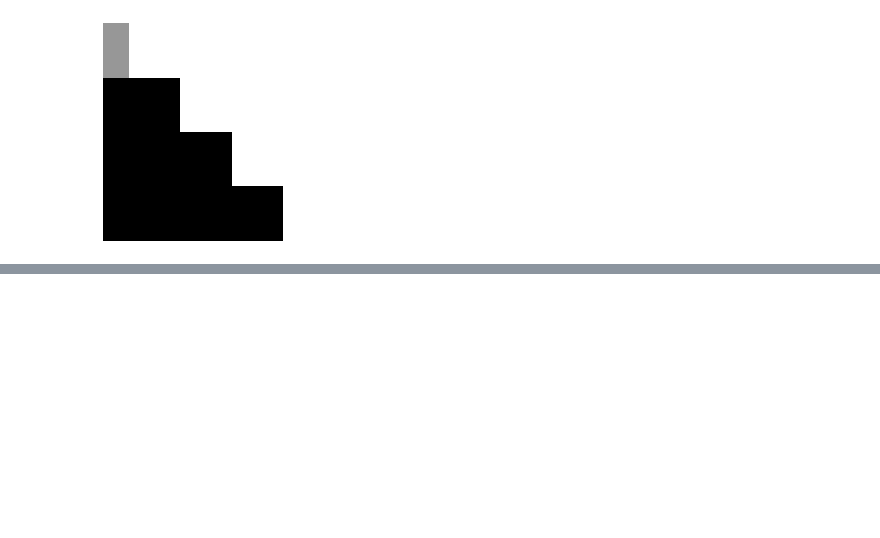
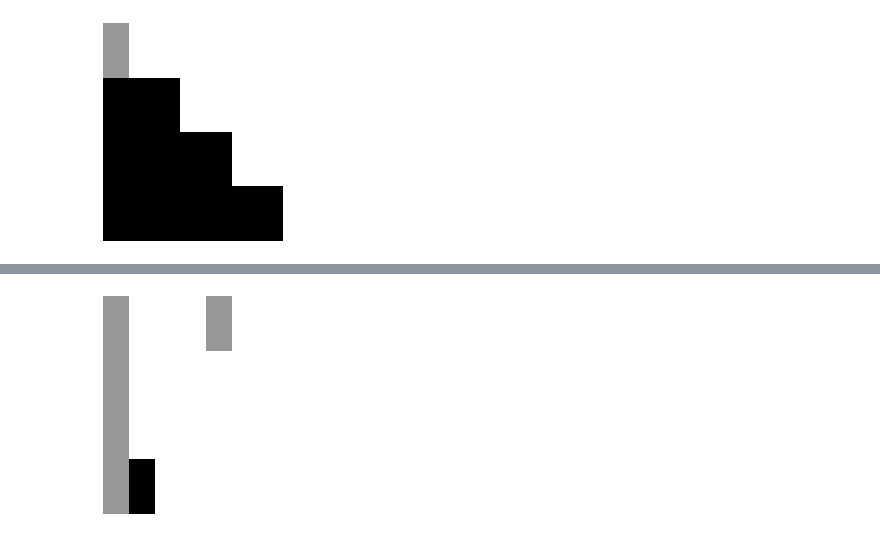
Before and after one commit to vigitia/IRPenTracking, a Jupyter notebook: Study.ipynb, the cells around one changed output, grey strips where cells are left out. Drawn from its saved outputs; the diff is of its cells as text; code cells hidden in the pictures; blank space fills up the shorter version.

```diff
--- a/Study.ipynb
+++ b/Study.ipynb
@@ -140,0 +160,4 @@ ax = sns.heatmap(p3_end, cbar=False, xticklabels=False, yticklabels=False, cmap=
+# %%
+ax = sns.heatmap(p4_end, cbar=False, xticklabels=False, yticklabels=False, cmap="Greys_r")
+# %% [output]
+[figure, added]
```
Also changed, not shown: parts of 13 cells of this notebook, 7 other files.
